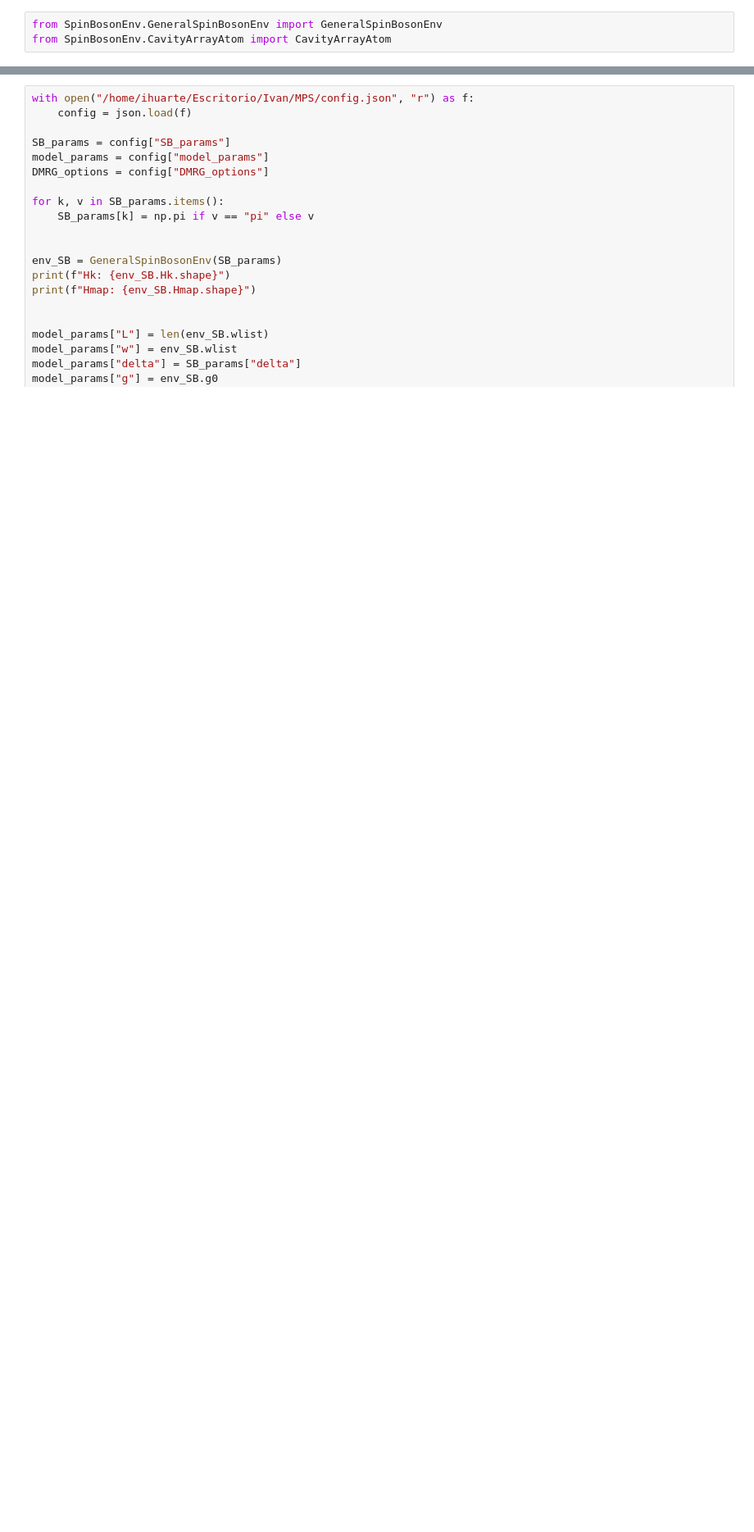
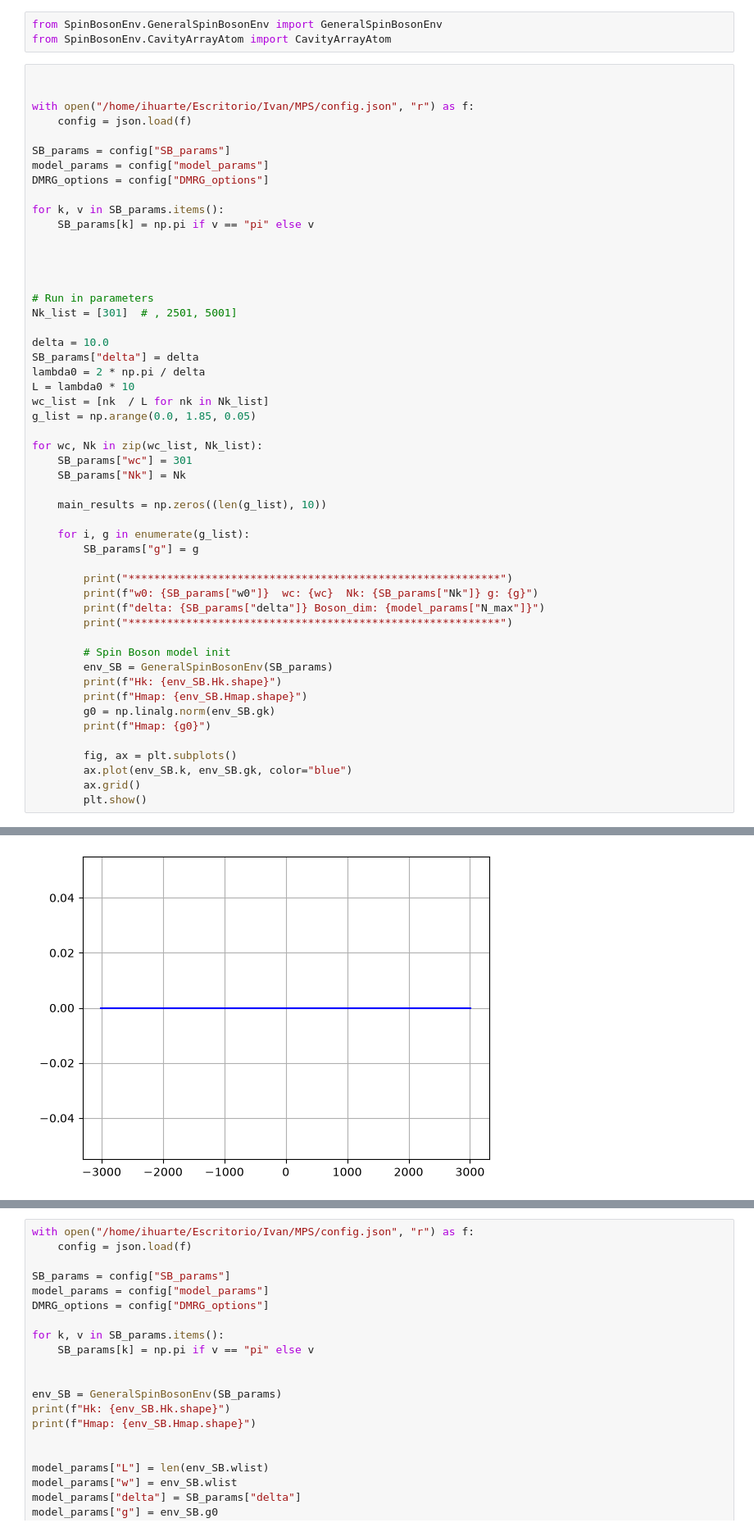
Before and after one commit to IvanHuarte/MPS, a Jupyter notebook: CarlosMPS.ipynb, the cells around one changed output, grey strips where cells are left out. Shown at 82% size. Cells and saved outputs as stored; diff of their text form; blank space fills up the shorter version.

```diff
--- a/CarlosMPS.ipynb
+++ b/CarlosMPS.ipynb
@@ -34,3 +34,55 @@ numpy 2.3.5, scipy 1.17.0
 # %%
 from SpinBosonEnv.GeneralSpinBosonEnv import GeneralSpinBosonEnv
 from SpinBosonEnv.CavityArrayAtom import CavityArrayAtom
+# %%
+
+
+with open("/home/ihuarte/Escritorio/Ivan/MPS/config.json", "r") as f:
+    config = json.load(f)
+
+SB_params = config["SB_params"]
+model_params = config["model_params"]
+DMRG_options = config["DMRG_options"]
+
+for k, v in SB_params.items():
+    SB_params[k] = np.pi if v == "pi" else v
+
+
+
+
+# Run in parameters
+Nk_list = [301]  # , 2501, 5001]
+
+delta = 10.0
+SB_params["delta"] = delta
+lambda0 = 2 * np.pi / delta
+L = lambda0 * 10
+wc_list = [nk  / L for nk in Nk_list]
+g_list = np.arange(0.0, 1.85, 0.05)
+
+for wc, Nk in zip(wc_list, Nk_list):
+    SB_params["wc"] = 301
+    SB_params["Nk"] = Nk
+
+    main_results = np.zeros((len(g_list), 10))
+
+    for i, g in enumerate(g_list):
+        SB_params["g"] = g
+
+        print("**********************************************************")
+        print(f"w0: {SB_params["w0"]}  wc: {wc}  Nk: {SB_params["Nk"]} g: {g}")
+        print(f"delta: {SB_params["delta"]} Boson_dim: {model_params["N_max"]}")
+        print("**********************************************************")
+
+        # Spin Boson model init
+        env_SB = GeneralSpinBosonEnv(SB_params)
+        print(f"Hk: {env_SB.Hk.shape}")
+        print(f"Hmap: {env_SB.Hmap.shape}")
+        g0 = np.linalg.norm(env_SB.gk)
+        print(f"Hmap: {g0}")
+
+        fig, ax = plt.subplots()
+        ax.plot(env_SB.k, env_SB.gk, color="blue")
+        ax.grid()
+        plt.show()
+# %% [output]
@@ -36,0 +96 @@ from SpinBosonEnv.CavityArrayAtom import CavityArrayAtom
+[figure, added]
```
Also changed, not shown: parts of 2 cells of this notebook, 7 other files.
